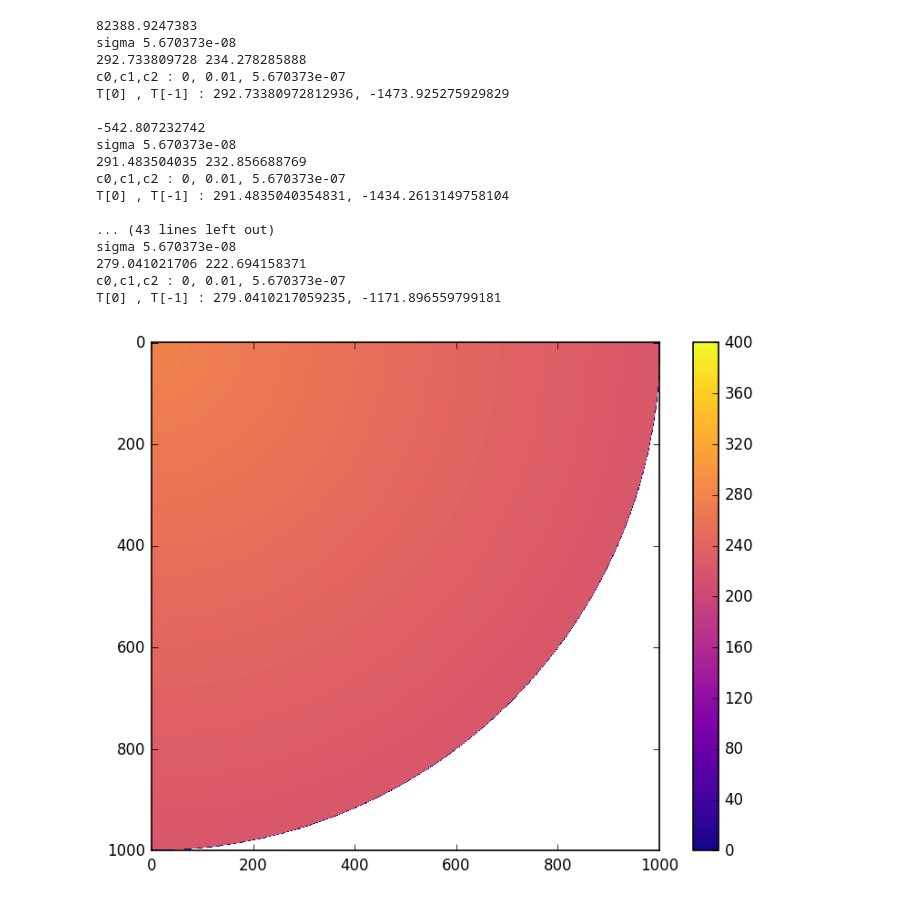
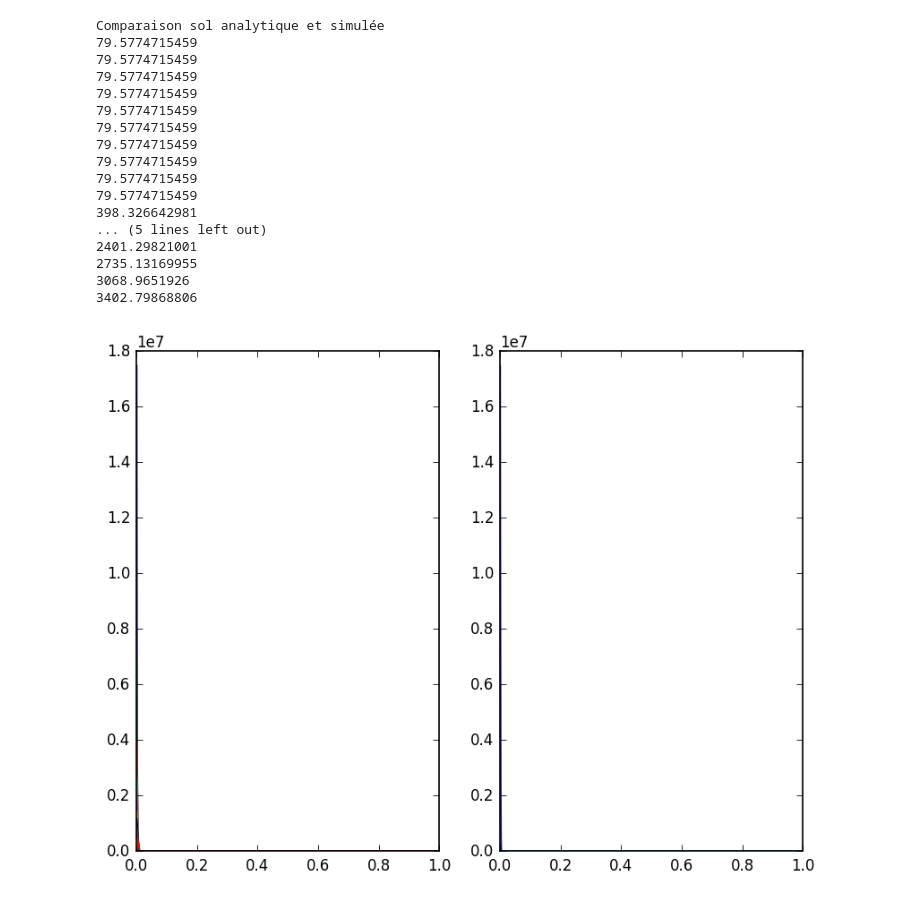
Before and after one commit to fbunel/Geo_Project, a Jupyter notebook: Code/conduction-adim.ipynb, the cells around one changed output. Saved outputs shown, nothing was run; the diff lists cells and outputs as text; code cells hidden in the pictures.

```diff
--- a/Code/conduction-adim.ipynb
+++ b/Code/conduction-adim.ipynb
@@ -191,28 +219,0 @@ t.show()
-# %%
-e1,e0=0,0
-
-for i in range(10):
-    e1,e0=(t.T*(t.r**2)).sum(),e1
-    print(e1-e0)
-    t.step()
-    t.BC()
-t.show()
-# %% [output]
-82388.9247383
-sigma 5.670373e-08
-292.733809728 234.278285888
-c0,c1,c2 : 0, 0.01, 5.670373e-07
-T[0] , T[-1] : 292.73380972812936, -1473.925275929829
-
--542.807232742
-sigma 5.670373e-08
-291.483504035 232.856688769
-c0,c1,c2 : 0, 0.01, 5.670373e-07
-T[0] , T[-1] : 291.4835040354831, -1434.2613149758104
-
-... (43 lines left out)
-sigma 5.670373e-08
-279.041021706 222.694158371
-c0,c1,c2 : 0, 0.01, 5.670373e-07
-T[0] , T[-1] : 279.0410217059235, -1171.896559799181
-[figure, removed]
@@ -218,0 +242,44 @@ T[0] , T[-1] : 279.0410217059235, -1171.896559799181
+# %%
+print("Comparaison sol analytique et simulée")
+r=np.linspace(1E-3,1,1000)
+plt.subplot(121)
+t0 = 1.0E-6
+for _ in np.linspace(t0,10*t0,10):
+    print((sol_ref1(r,t0,1)*(r**2)).sum())
+    plt.plot(r,sol_ref1(r,_,1))
+
+#plt.ylim(0,1000)
+#plt.show()
+
+t = terre(taille=1000,dt=t0,R=1)
+t.T[:] = sol_ref1(r,t0,1)
+
+plt.subplot(122)
+plt.plot(r,t.T)
+for _ in np.linspace(0.001,0.01,10):
+    t.step()
+    print((t.T*(r**2)).sum())
+    plt.plot(r,t.T)
+    #print(t.T[:5])
+
+#plt.ylim(0,1000)
+plt.show()
+# %% [output]
+Comparaison sol analytique et simulée
+79.5774715459
+79.5774715459
+79.5774715459
+79.5774715459
+79.5774715459
+79.5774715459
+79.5774715459
+79.5774715459
+79.5774715459
+79.5774715459
+398.326642981
+... (5 lines left out)
+2401.29821001
+2735.13169955
+3068.9651926
+3402.79868806
+[figure, added]
```
Also changed, not shown: parts of 6 cells of this notebook, 6 other files.
